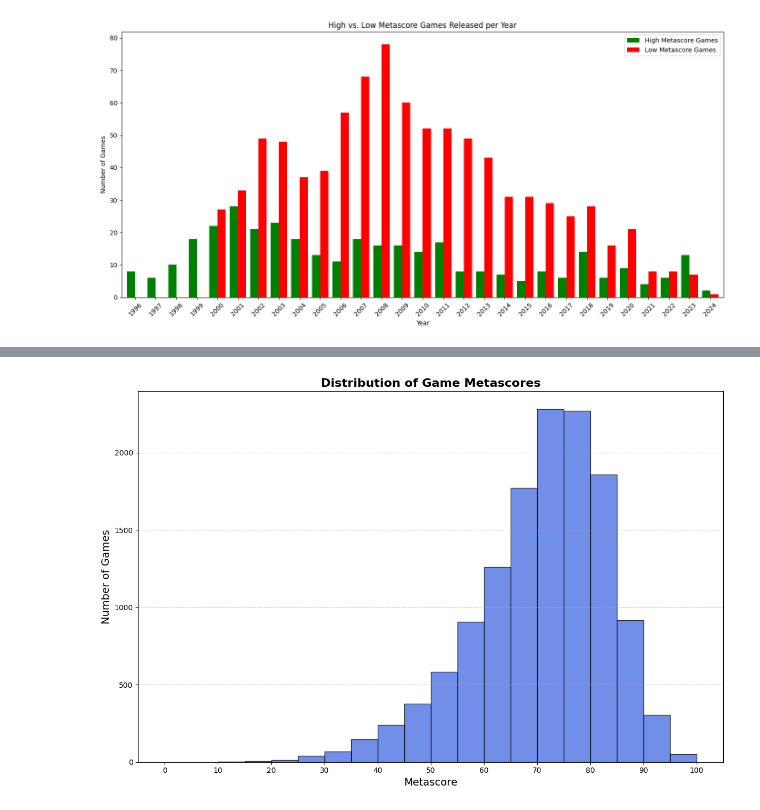
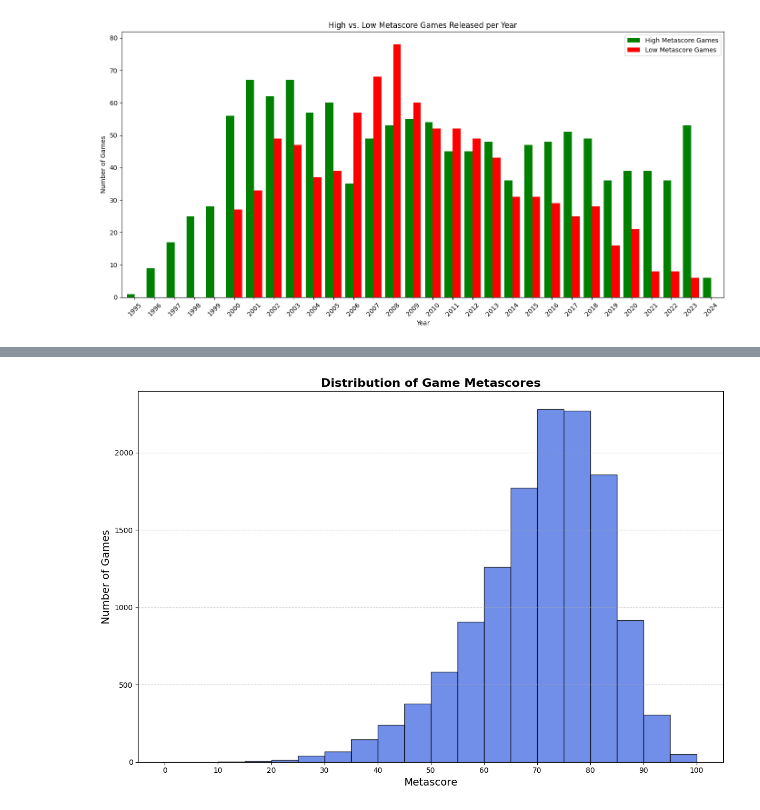
Before and after one commit to a-chmielewski/MetacriticGameData-ScraperAndEDA, a Jupyter notebook: Metacritic-games-EDA.ipynb, the cells around one changed output, grey strips where cells are left out. Drawn from its saved outputs; the diff is of its cells as text; code cells hidden in the pictures.

```diff
--- a/Metacritic-games-EDA.ipynb
+++ b/Metacritic-games-EDA.ipynb
@@ -71,31 +230,45 @@ plt.show()
 # %%
-# Filter games into high and low metascore groups
-high_metascore_games = games_by_year[games_by_year['metascore'] >= 90]
-low_metascore_games = games_by_year[games_by_year['metascore'] < 50]
+# Segment the games into two categories based on their Metascore: high (85 and above) and low (below 50).
+high_metascore_games = games_by_year[games_by_year["metascore"] >= 85]
+low_metascore_games = games_by_year[games_by_year["metascore"] < 50]
 
-# Group by year and count the number of games for each group
-high_metascore_count = high_metascore_games.groupby('year').size()
-low_metascore_count = low_metascore_games.groupby('year').size()
+# For each group, count the number of games released annually to understand yearly trends.
+high_metascore_count = high_metascore_games.groupby("year").size()
+low_metascore_count = low_metascore_games.groupby("year").size()
 
-# Combine into a single DataFrame
-counts_df = pd.DataFrame({'High Metascore Games': high_metascore_count,
-                          'Low Metascore Games': low_metascore_count})
+# Create a new DataFrame to store and easily compare the counts of high and low Metascore games per year.
+counts_df = pd.DataFrame(
+    {
+        "High Metascore Games": high_metascore_count,
+        "Low Metascore Games": low_metascore_count,
+    }
+)
 
-# Fill NaN values with 0 since a NaN would mean no games of that type were released in that year
+# Impute missing values (years with no game releases in a category) with zero for an accurate year-on-year comparison.
 counts_df = counts_df.fillna(0)
 
-# Plotting
-# Ensure the index is of type string for better x-axis labeling
+# Begin creating a bar plot to visually compare the number of high vs. low Metascore games released each year.
+# Convert the index to string to prevent any potential formatting issues with the x-axis labels.
 counts_df.index = counts_df.index.map(str)
 
-# Plot
-counts_df.plot(kind='bar', figsize=(14, 7), width=0.8, color=['green', 'red'])
-plt.title('High vs. Low Metascore Games Released per Year')
-plt.xlabel('Year')
-plt.ylabel('Number of Games')
+# Plot a bar chart with specified colors for each Metascore category for visual distinction.
+counts_df.plot(kind="bar", figsize=(14, 7), width=0.8, color=["green", "red"])
+
+# Title and label the plot to enhance understanding of the data being presented.
+plt.title("High vs. Low Metascore Games Released per Year")
+plt.xlabel("Year")
+plt.ylabel("Number of Games")
+
+# Rotate x-axis labels to avoid overlapping text and improve readability.
 plt.xticks(rotation=45)
+
+# Use 'tight_layout' to automatically adjust subplot params for the figure to fit into the box.
 plt.tight_layout()
+
+# Include a legend to clarify the meaning of the bar colors.
 plt.legend()
+
+# Display the plot showing the comparison between high and low Metascore game releases over the years.
 plt.show()
 # %% [output]
-[figure, old version]
+[figure, new version]
```
Also changed, not shown: parts of 48 cells of this notebook, 4 other files.
